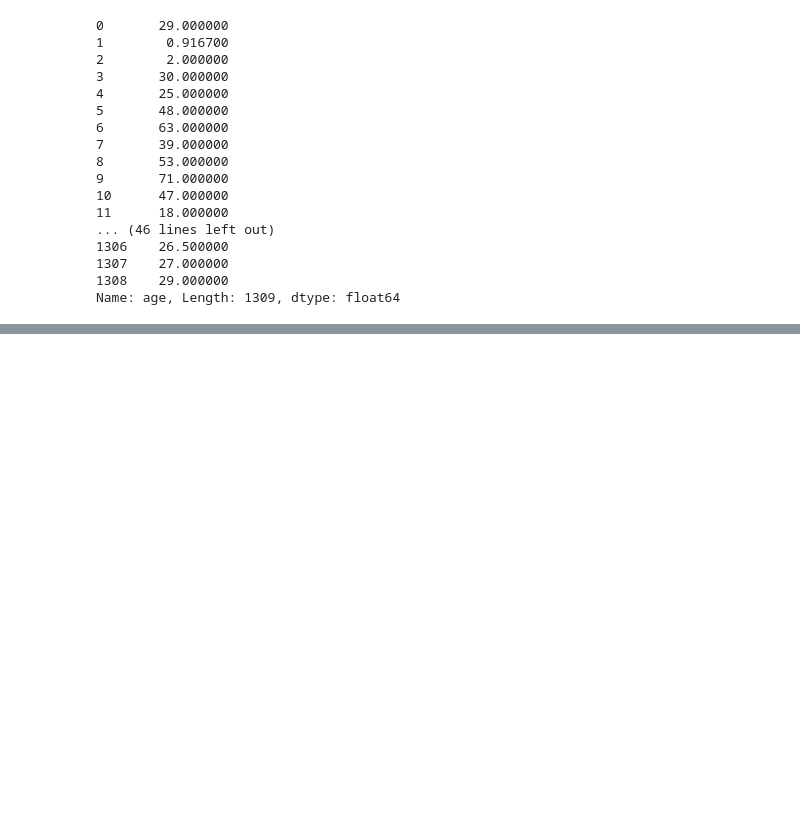
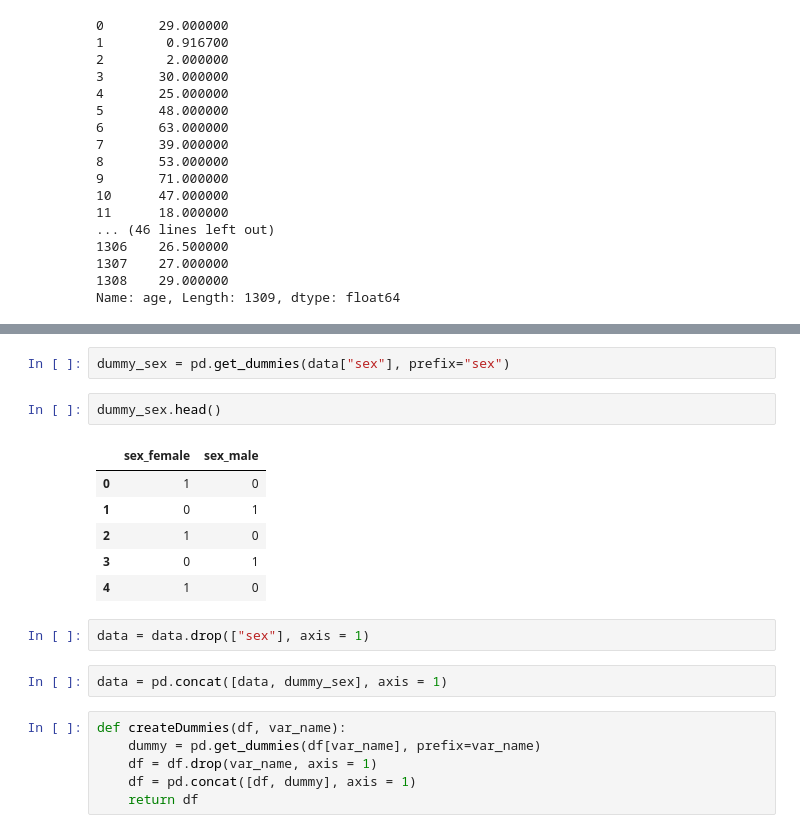
Before and after one commit to Larrygf02/data-science, a Jupyter notebook: intro/Data cleaning Analisis Preliminar.ipynb, the cells around one changed output, grey strips where cells are left out. Cells and saved outputs as stored; diff of their text form; blank space fills up the shorter version.

```diff
--- a/intro/Data cleaning Analisis Preliminar.ipynb
+++ b/intro/Data cleaning Analisis Preliminar.ipynb
@@ -221,0 +233,21 @@ Name: age, Length: 1309, dtype: float64
+# %%
+dummy_sex = pd.get_dummies(data["sex"], prefix="sex")
+# %%
+dummy_sex.head()
+# %% [output]
+|  | sex_female | sex_male |
+| 0 | 1 | 0 |
+| 1 | 0 | 1 |
+| 2 | 1 | 0 |
+| 3 | 0 | 1 |
+| 4 | 1 | 0 |
+# %%
+data = data.drop(["sex"], axis = 1)
+# %%
+data = pd.concat([data, dummy_sex], axis = 1)
+# %%
+def createDummies(df, var_name):
+    dummy = pd.get_dummies(df[var_name], prefix=var_name)
+    df = df.drop(var_name, axis = 1)
+    df = pd.concat([df, dummy], axis = 1)
+    return df
```
Also changed, not shown: parts of 3 cells of this notebook.
